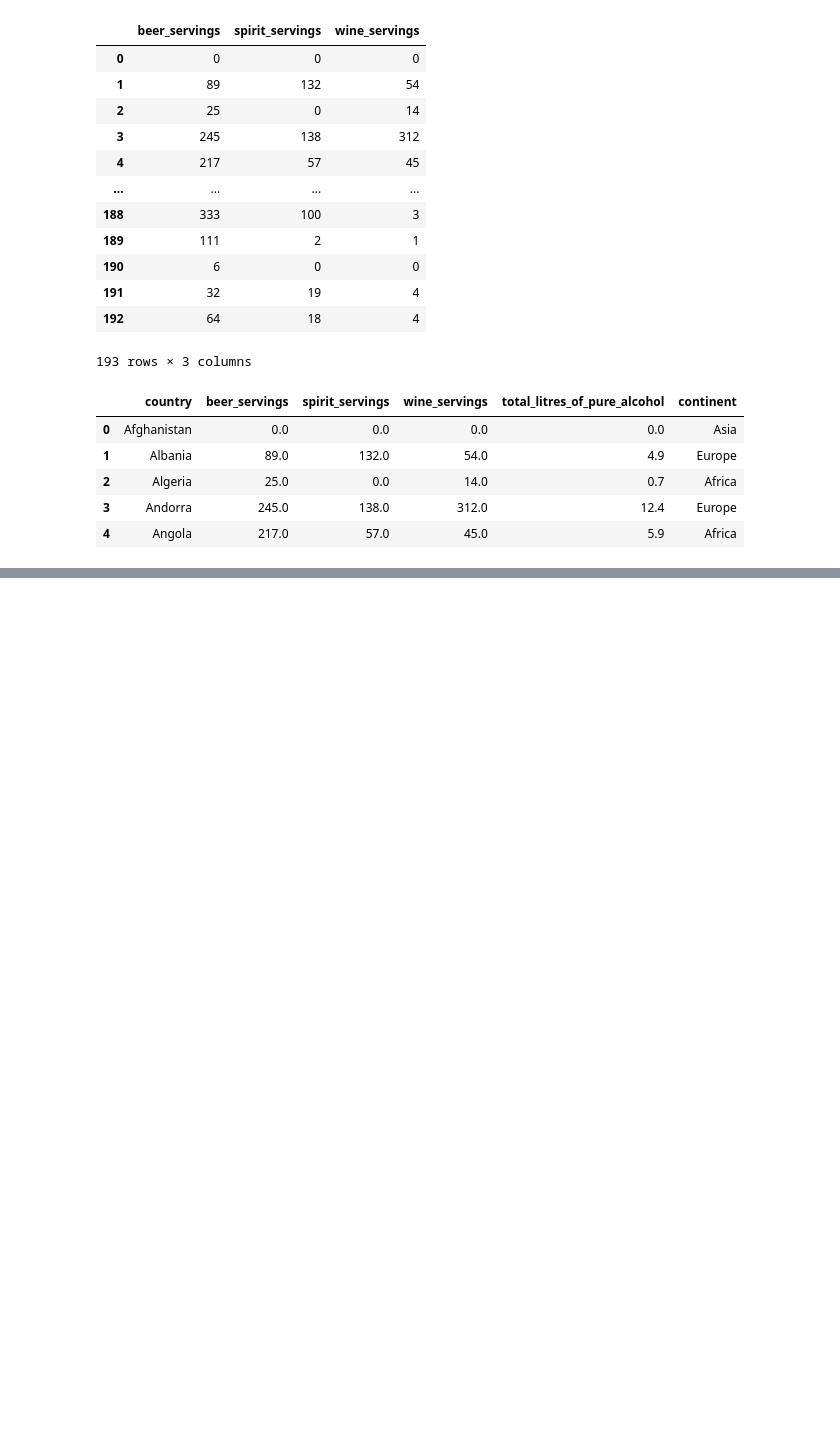
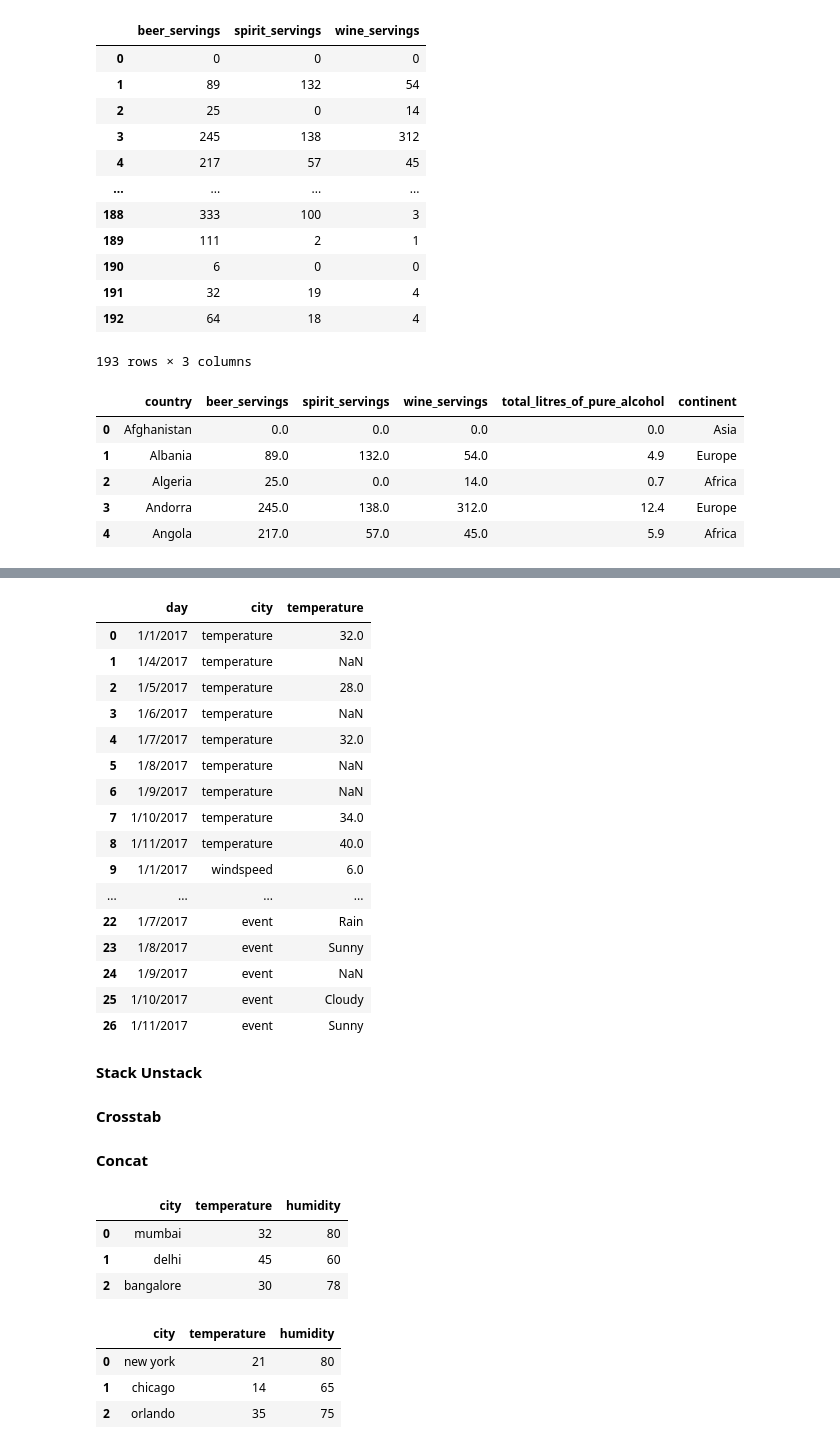
Before and after one commit to FahadNAhmad/PORTFOLIO, a Jupyter notebook: Python Projects/UsingPandas_DataExploration.ipynb, the cells around one changed output, grey strips where cells are left out. Drawn from its saved outputs; the diff is of its cells as text; code cells hidden in the pictures; blank space fills up the shorter version.

```diff
--- a/Python Projects/UsingPandas_DataExploration.ipynb
+++ b/Python Projects/UsingPandas_DataExploration.ipynb
@@ -1097,0 +1154,2 @@ drinks.head()
+# %%
+df=pd.read_csv('https://raw.githubusercontent.com/FahadNAhmad/DATASETS/master/weather_data.csv')
@@ -1097,0 +1169,51 @@ drinks.head()
+# %%
+df1=pd.melt(df,id_vars=["day"], var_name = "city", value_name="temperature")
+df1
+# %% [output]
+|  | day | city | temperature |
+| 0 | 1/1/2017 | temperature | 32.0 |
+| 1 | 1/4/2017 | temperature | NaN |
+| 2 | 1/5/2017 | temperature | 28.0 |
+| 3 | 1/6/2017 | temperature | NaN |
+| 4 | 1/7/2017 | temperature | 32.0 |
+| 5 | 1/8/2017 | temperature | NaN |
+| 6 | 1/9/2017 | temperature | NaN |
+| 7 | 1/10/2017 | temperature | 34.0 |
+| 8 | 1/11/2017 | temperature | 40.0 |
+| 9 | 1/1/2017 | windspeed | 6.0 |
+| ... | ... | ... | ... |
+| 22 | 1/7/2017 | event | Rain |
+| 23 | 1/8/2017 | event | Sunny |
+| 24 | 1/9/2017 | event | NaN |
+| 25 | 1/10/2017 | event | Cloudy |
+| 26 | 1/11/2017 | event | Sunny |
+# %% [markdown]
+**Stack Unstack**
+# %% [markdown]
+**Crosstab**
+# %% [markdown]
+**Concat**
+# %%
+india_weather = pd.DataFrame({
+    "city": ["mumbai", "delhi", "bangalore"],
+    "temperature":[32,45,30],
+    "humidity":[80, 60, 78]
+})
+india_weather
+# %% [output]
+|  | city | temperature | humidity |
+| 0 | mumbai | 32 | 80 |
+| 1 | delhi | 45 | 60 |
+| 2 | bangalore | 30 | 78 |
+# %%
+us_weather = pd.DataFrame({
+    "city": ["new york", "chicago", "orlando"],
+    "temperature": [21,14,35],
+    "humidity": [80, 65, 75]
+})
+us_weather
+# %% [output]
+|  | city | temperature | humidity |
+| 0 | new york | 21 | 80 |
+| 1 | chicago | 14 | 65 |
+| 2 | orlando | 35 | 75 |
```
Also changed, not shown: parts of 18 cells of this notebook.
